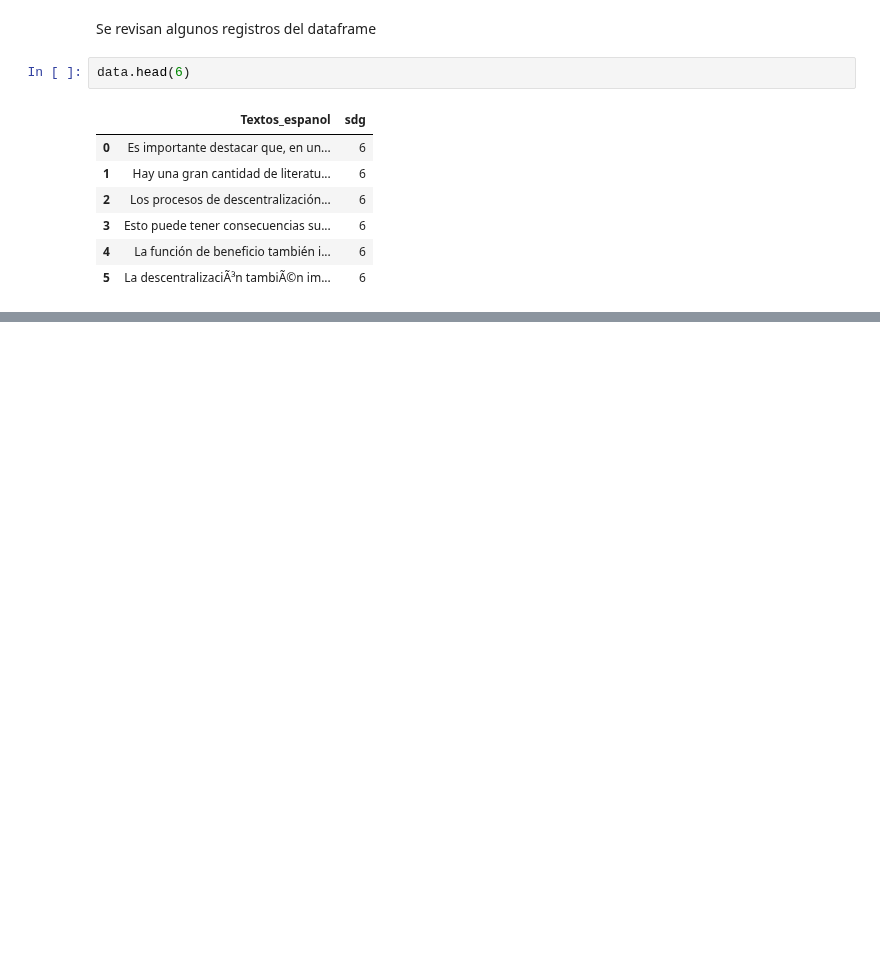
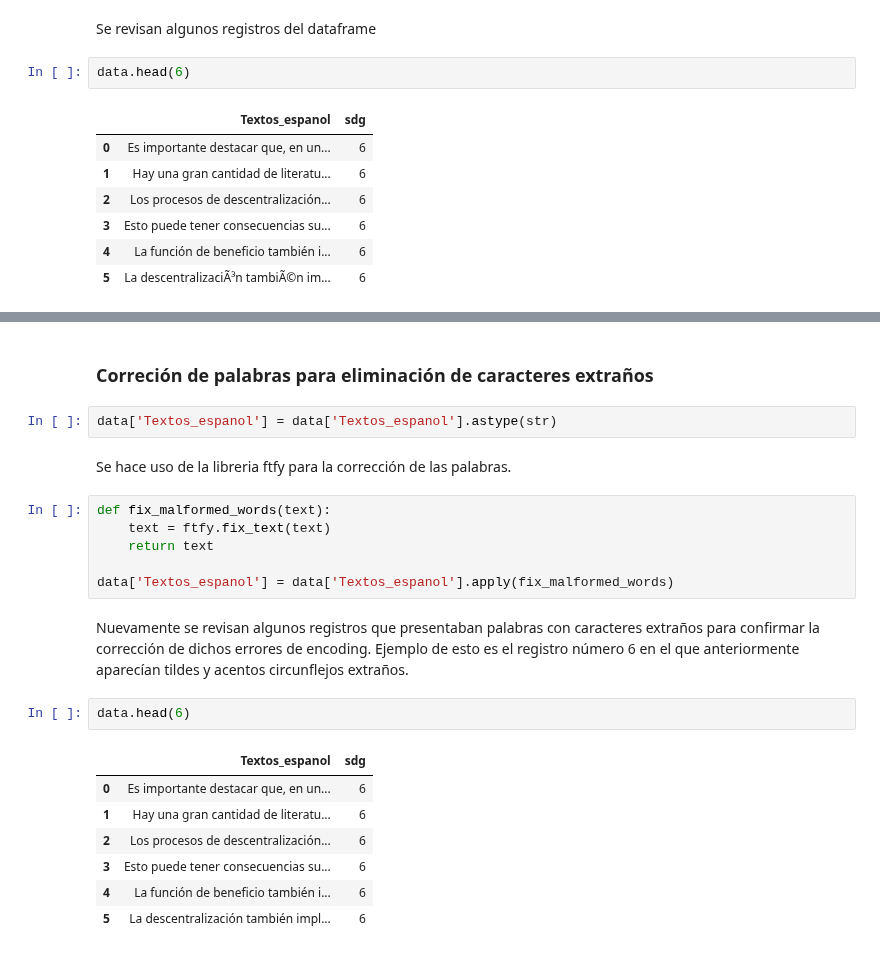
Before and after one commit to Buisness-Inteligence-Para-FashionPlace/Proyecto_1_Grupo16, a Jupyter notebook: proyecto1.ipynb, the cells around one changed output, grey strips where cells are left out. Drawn from its saved outputs; the diff is of its cells as text; blank space fills up the shorter version.

```diff
--- a/proyecto1.ipynb
+++ b/proyecto1.ipynb
@@ -111,0 +143,24 @@ data.head(6)
+# %% [markdown]
+### Correción de palabras para eliminación de caracteres extraños
+# %%
+data['Textos_espanol'] = data['Textos_espanol'].astype(str)
+# %% [markdown]
+Se hace uso de la libreria ftfy para la corrección de las palabras.
+# %%
+def fix_malformed_words(text):
+    text = ftfy.fix_text(text)
+    return text
+
+data['Textos_espanol'] = data['Textos_espanol'].apply(fix_malformed_words)
+# %% [markdown]
+Nuevamente se revisan algunos registros que presentaban palabras con caracteres extraños para confirmar la corrección de dichos errores de encoding. Ejemplo de esto es el registro número 6 en el que anteriormente aparecían tildes y acentos circunflejos extraños.
+# %%
+data.head(6)
+# %% [output]
+|  | Textos_espanol | sdg |
+| 0 | Es importante destacar que, en un... | 6 |
+| 1 | Hay una gran cantidad de literatu... | 6 |
+| 2 | Los procesos de descentralización... | 6 |
+| 3 | Esto puede tener consecuencias su... | 6 |
+| 4 | La función de beneficio también i... | 6 |
+| 5 | La descentralización también impl... | 6 |
```
Also changed, not shown: parts of 28 cells of this notebook, 1 other file.
